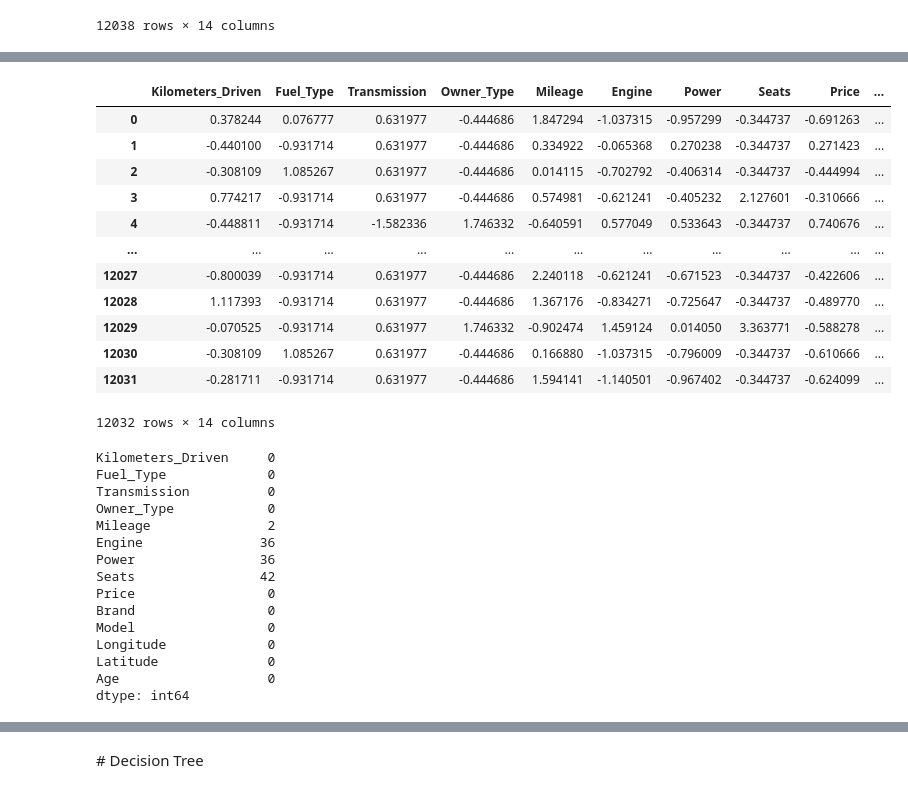
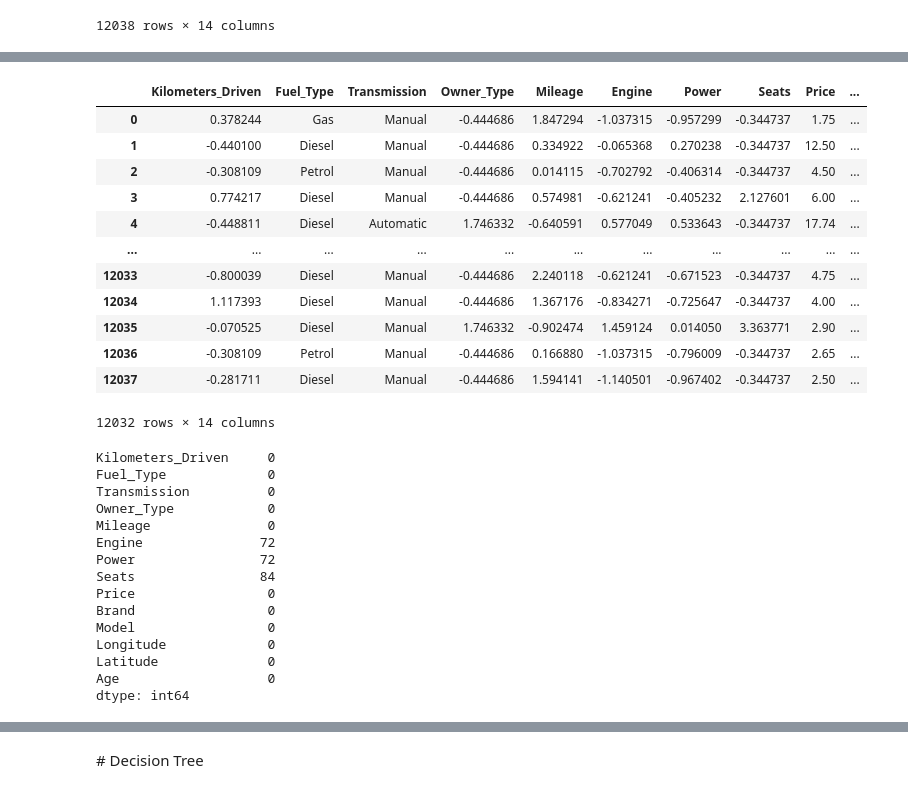
Before and after one commit to emircanerol/CarPricePrediction, a Jupyter notebook: Used Car Price Prediction.ipynb, the cells around one changed output, grey strips where cells are left out. Saved outputs shown, nothing was run; the diff lists cells and outputs as text; code cells hidden in the pictures.

```diff
--- a/Used Car Price Prediction.ipynb
+++ b/Used Car Price Prediction.ipynb
@@ -129,3 +131,5 @@ df.drop(df[df["Fuel_Type"] == "Electric"].index, inplace=True)
+# %%
+df = pd.read_pickle("Data/preprocessed_dataframe.pkl")
 # %%
 def fill_median(x):
     # na is replaced with 0 previously
@@ -137,4 +141,9 @@ def fill_median(x):
 
     return x
 train = train.apply(fill_median, axis=1)
+# %%
+df["Brand"] = df["Brand"].astype("category")
+df["Model"] = df["Model"].astype("category")
+df["Fuel_Type"] = df["Fuel_Type"].astype("category")
+df["Transmission"] = df["Transmission"].astype("category")
 # %%
@@ -158,36 +177,38 @@ figure = sns.heatmap(df.corr())
 # %%
 scaler = StandardScaler()
-
-df_scaled = pd.DataFrame(scaler.fit_transform(df), columns = df.columns)
+numerics = ['int16', 'int32', 'int64', 'float16', 'float32', 'float64']
+numeric_columns = df.select_dtypes(include=numerics).columns
+numeric_columns = np.delete(numeric_columns, np.argwhere(numeric_columns == "Price"))
+df[numeric_columns] = scaler.fit_transform(df[numeric_columns])
 # %%
-df_scaled
+df
 # %% [output]
 |  | Kilometers_Driven | Fuel_Type | Transmission | Owner_Type | Mileage | Engine | Power | Seats | Price | ... |
-| 0 | 0.378244 | 0.076777 | 0.631977 | -0.444686 | 1.847294 | -1.037315 | -0.957299 | -0.344737 | -0.691263 | ... |
-| 1 | -0.440100 | -0.931714 | 0.631977 | -0.444686 | 0.334922 | -0.065368 | 0.270238 | -0.344737 | 0.271423 | ... |
-| 2 | -0.308109 | 1.085267 | 0.631977 | -0.444686 | 0.014115 | -0.702792 | -0.406314 | -0.344737 | -0.444994 | ... |
-| 3 | 0.774217 | -0.931714 | 0.631977 | -0.444686 | 0.574981 | -0.621241 | -0.405232 | 2.127601 | -0.310666 | ... |
-| 4 | -0.448811 | -0.931714 | -1.582336 | 1.746332 | -0.640591 | 0.577049 | 0.533643 | -0.344737 | 0.740676 | ... |
+| 0 | 0.378244 | Gas | Manual | -0.444686 | 1.847294 | -1.037315 | -0.957299 | -0.344737 | 1.75 | ... |
+| 1 | -0.440100 | Diesel | Manual | -0.444686 | 0.334922 | -0.065368 | 0.270238 | -0.344737 | 12.50 | ... |
+| 2 | -0.308109 | Petrol | Manual | -0.444686 | 0.014115 | -0.702792 | -0.406314 | -0.344737 | 4.50 | ... |
+| 3 | 0.774217 | Diesel | Manual | -0.444686 | 0.574981 | -0.621241 | -0.405232 | 2.127601 | 6.00 | ... |
+| 4 | -0.448811 | Diesel | Automatic | 1.746332 | -0.640591 | 0.577049 | 0.533643 | -0.344737 | 17.74 | ... |
 | ... | ... | ... | ... | ... | ... | ... | ... | ... | ... | ... |
-| 12027 | -0.800039 | -0.931714 | 0.631977 | -0.444686 | 2.240118 | -0.621241 | -0.671523 | -0.344737 | -0.422606 | ... |
-| 12028 | 1.117393 | -0.931714 | 0.631977 | -0.444686 | 1.367176 | -0.834271 | -0.725647 | -0.344737 | -0.489770 | ... |
-| 12029 | -0.070525 | -0.931714 | 0.631977 | 1.746332 | -0.902474 | 1.459124 | 0.014050 | 3.363771 | -0.588278 | ... |
-| 12030 | -0.308109 | 1.085267 | 0.631977 | -0.444686 | 0.166880 | -1.037315 | -0.796009 | -0.344737 | -0.610666 | ... |
-| 12031 | -0.281711 | -0.931714 | 0.631977 | -0.444686 | 1.594141 | -1.140501 | -0.967402 | -0.344737 | -0.624099 | ... |
+| 12033 | -0.800039 | Diesel | Manual | -0.444686 | 2.240118 | -0.621241 | -0.671523 | -0.344737 | 4.75 | ... |
+| 12034 | 1.117393 | Diesel | Manual | -0.444686 | 1.367176 | -0.834271 | -0.725647 | -0.344737 | 4.00 | ... |
+| 12035 | -0.070525 | Diesel | Manual | 1.746332 | -0.902474 | 1.459124 | 0.014050 | 3.363771 | 2.90 | ... |
+| 12036 | -0.308109 | Petrol | Manual | -0.444686 | 0.166880 | -1.037315 | -0.796009 | -0.344737 | 2.65 | ... |
+| 12037 | -0.281711 | Diesel | Manual | -0.444686 | 1.594141 | -1.140501 | -0.967402 | -0.344737 | 2.50 | ... |
 12032 rows × 14 columns
 # %%
 df["Mileage"] = df["Mileage"].fillna(df["Mileage"].median())
 # %%
-train.isna().sum()
+df.isna().sum()
 # %% [output]
 Kilometers_Driven     0
 Fuel_Type             0
 Transmission          0
 Owner_Type            0
-Mileage               2
-Engine               36
-Power                36
-Seats                42
+Mileage               0
+Engine               72
+Power                72
+Seats                84
 Price                 0
 Brand                 0
 Model                 0
```
Also changed, not shown: parts of 13 cells of this notebook, 10 other files.
